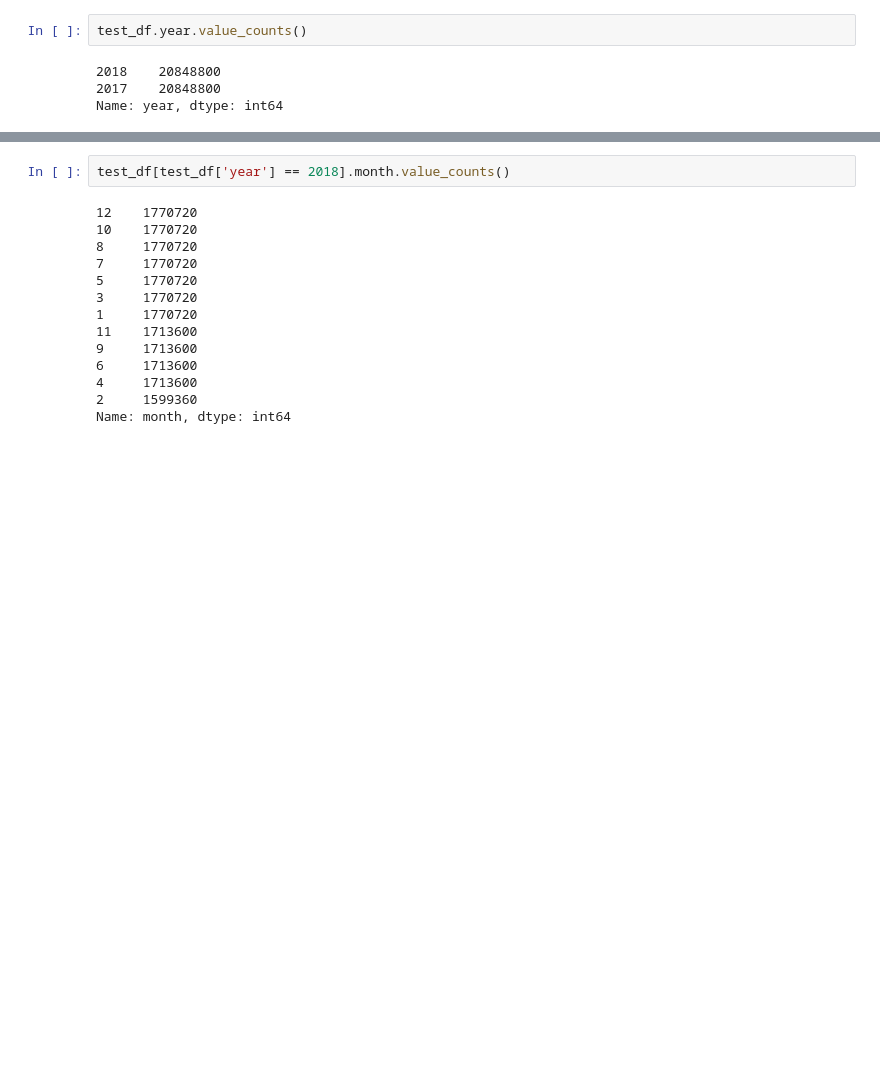
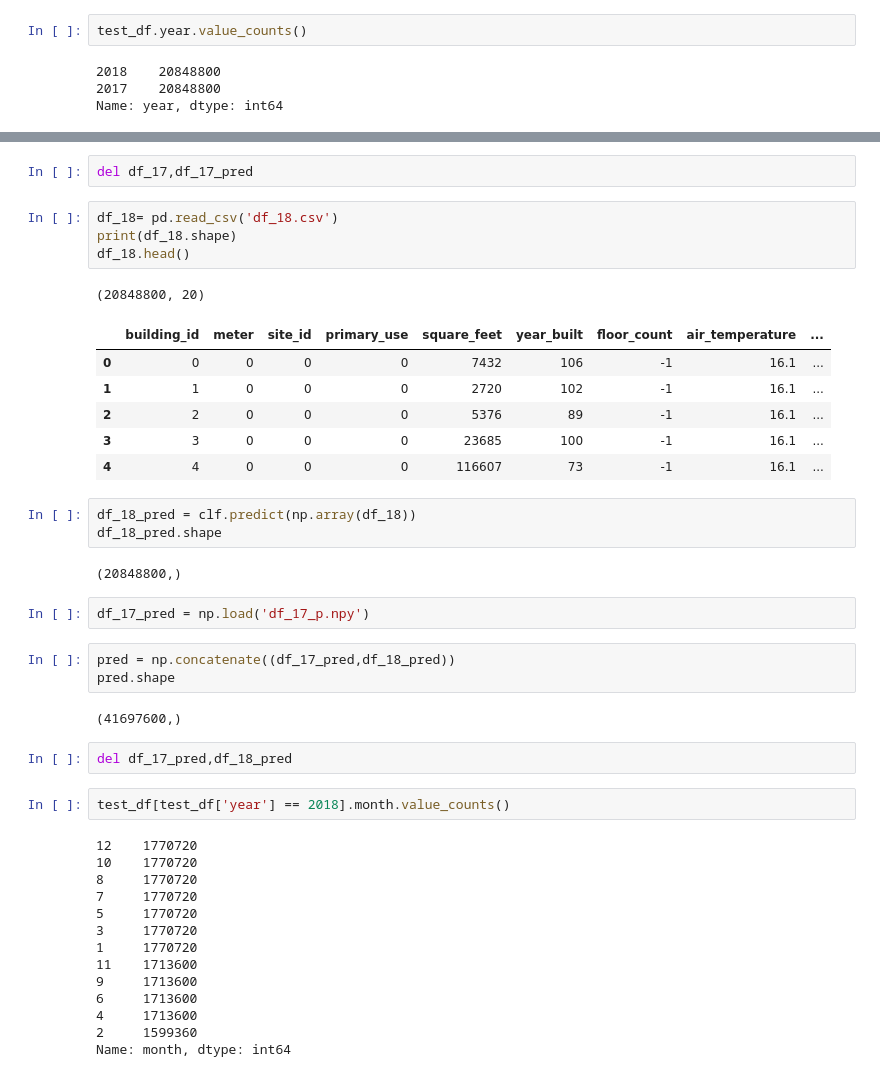
Before and after one commit to RamjiB/ASHRAE---Great-Energy-Predictor-III, a Jupyter notebook: Basic model.ipynb, the cells around one changed output, grey strips where cells are left out. Saved outputs shown, nothing was run; the diff lists cells and outputs as text; blank space fills up the shorter version.

```diff
--- a/Basic model.ipynb
+++ b/Basic model.ipynb
@@ -791,3 +880,31 @@ Name: year, dtype: int64
+# %%
+del df_17,df_17_pred
+# %%
+df_18= pd.read_csv('df_18.csv')
+print(df_18.shape)
+df_18.head()
+# %% [output]
+(20848800, 20)
+|  | building_id | meter | site_id | primary_use | square_feet | year_built | floor_count | air_temperature | ... |
+| 0 | 0 | 0 | 0 | 0 | 7432 | 106 | -1 | 16.1 | ... |
+| 1 | 1 | 0 | 0 | 0 | 2720 | 102 | -1 | 16.1 | ... |
+| 2 | 2 | 0 | 0 | 0 | 5376 | 89 | -1 | 16.1 | ... |
+| 3 | 3 | 0 | 0 | 0 | 23685 | 100 | -1 | 16.1 | ... |
+| 4 | 4 | 0 | 0 | 0 | 116607 | 73 | -1 | 16.1 | ... |
+# %%
+df_18_pred = clf.predict(np.array(df_18))
+df_18_pred.shape
+# %% [output]
+(20848800,)
+# %%
+df_17_pred = np.load('df_17_p.npy')
+# %%
+pred = np.concatenate((df_17_pred,df_18_pred))
+pred.shape
+# %% [output]
+(41697600,)
+# %%
+del df_17_pred,df_18_pred
 # %%
 test_df[test_df['year'] == 2018].month.value_counts()
 # %% [output]
```
Also changed, not shown: parts of 21 cells of this notebook.
